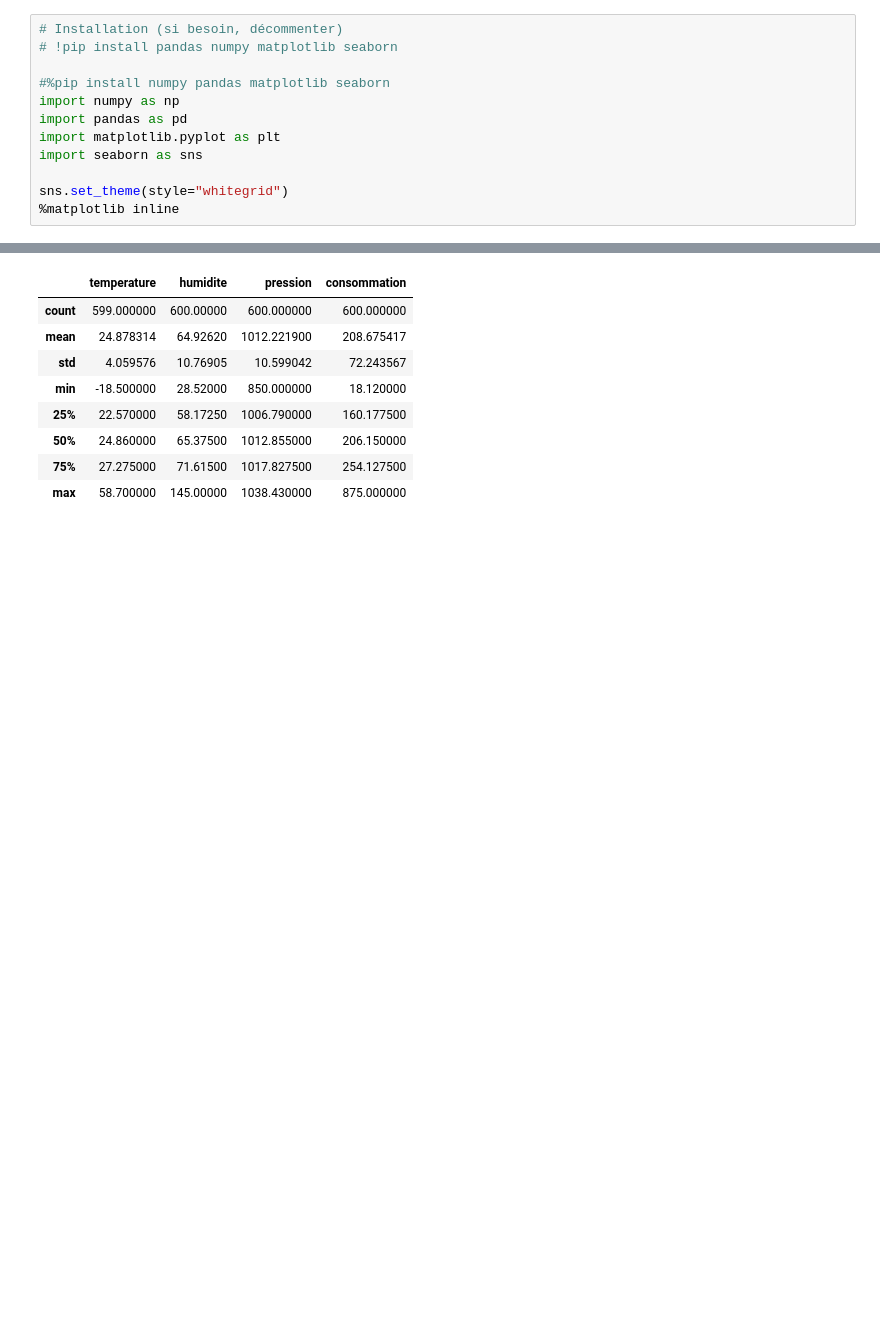
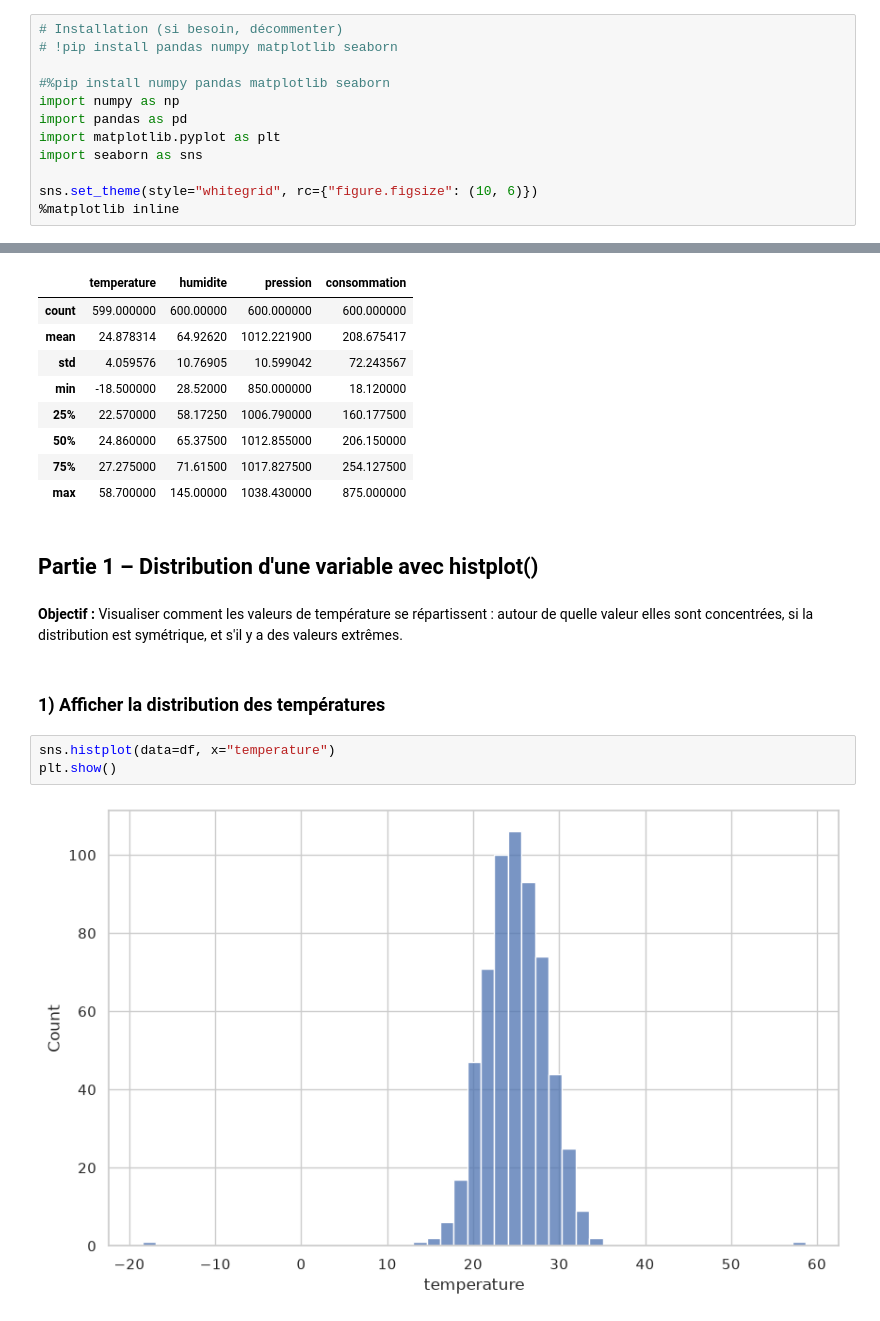
Before and after one commit to Fattimm/atelier_seaborn_iot, a Jupyter notebook: notebooks/atelier_seaborn_iot.ipynb, the cells around one changed output, grey strips where cells are left out. Cells and saved outputs as stored; diff of their text form; blank space fills up the shorter version.

Commit message:
Partie 1 – Distribution d'une variable avec histplot()

```diff
--- a/notebooks/atelier_seaborn_iot.ipynb
+++ b/notebooks/atelier_seaborn_iot.ipynb
@@ -66,5 +64,5 @@ import pandas as pd
 import matplotlib.pyplot as plt
 import seaborn as sns
 
-sns.set_theme(style="whitegrid")
+sns.set_theme(style="whitegrid", rc={"figure.figsize": (10, 6)})
 %matplotlib inline
@@ -148,3 +135,14 @@ df.describe()
 | 50% | 24.860000 | 65.37500 | 1012.855000 | 206.150000 |
 | 75% | 27.275000 | 71.61500 | 1017.827500 | 254.127500 |
 | max | 58.700000 | 145.00000 | 1038.430000 | 875.000000 |
+# %% [markdown]
+## Partie 1 – Distribution d'une variable avec histplot()
+# %% [markdown]
+**Objectif :** Visualiser comment les valeurs de température se répartissent : autour de quelle valeur elles sont concentrées, si la distribution est symétrique, et s'il y a des valeurs extrêmes.
+# %% [markdown]
+### 1) Afficher la distribution des températures
+# %%
+sns.histplot(data=df, x="temperature")
+plt.show()
+# %% [output]
+[figure, added]
```
Also changed, not shown: parts of 21 cells of this notebook.
